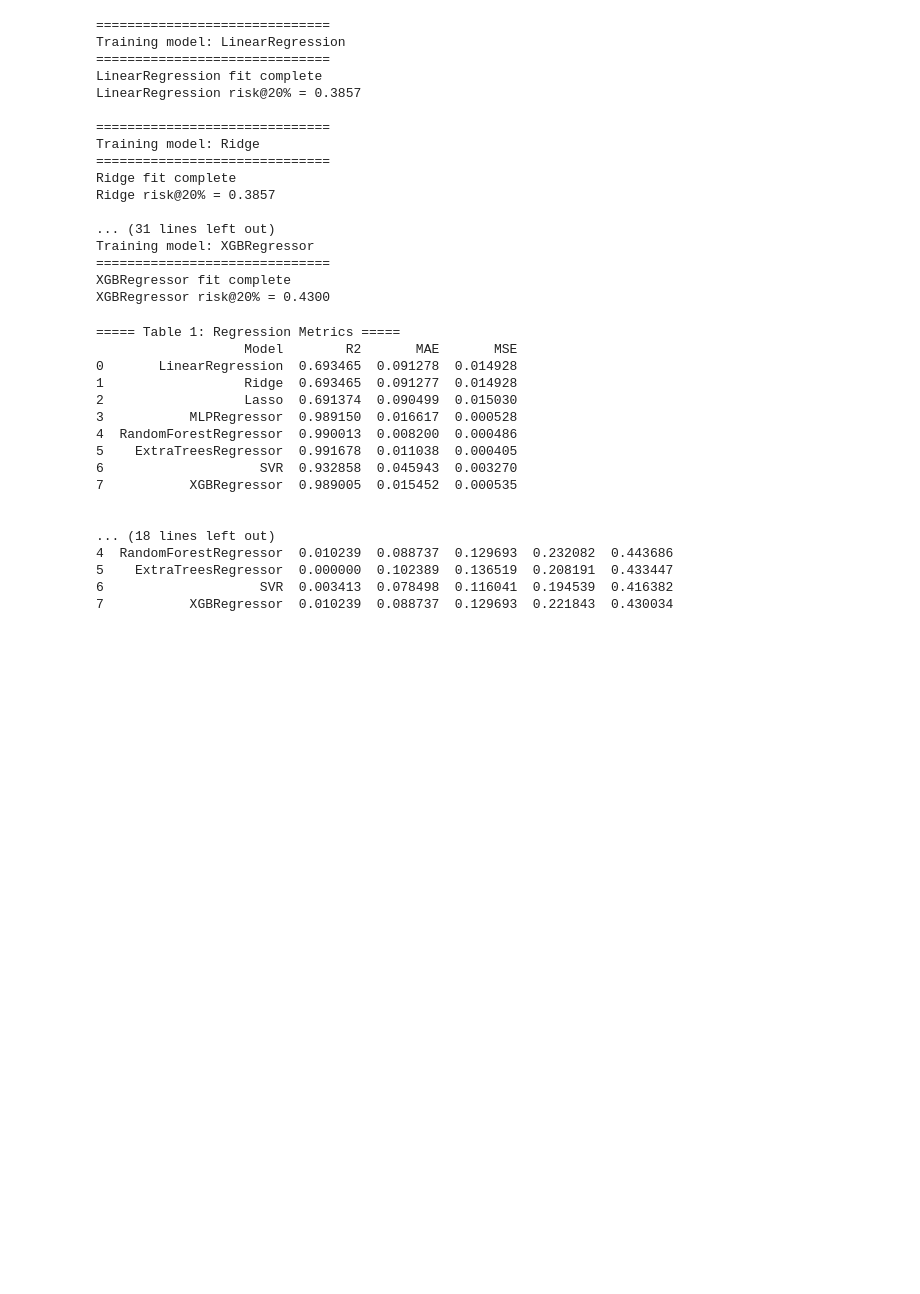
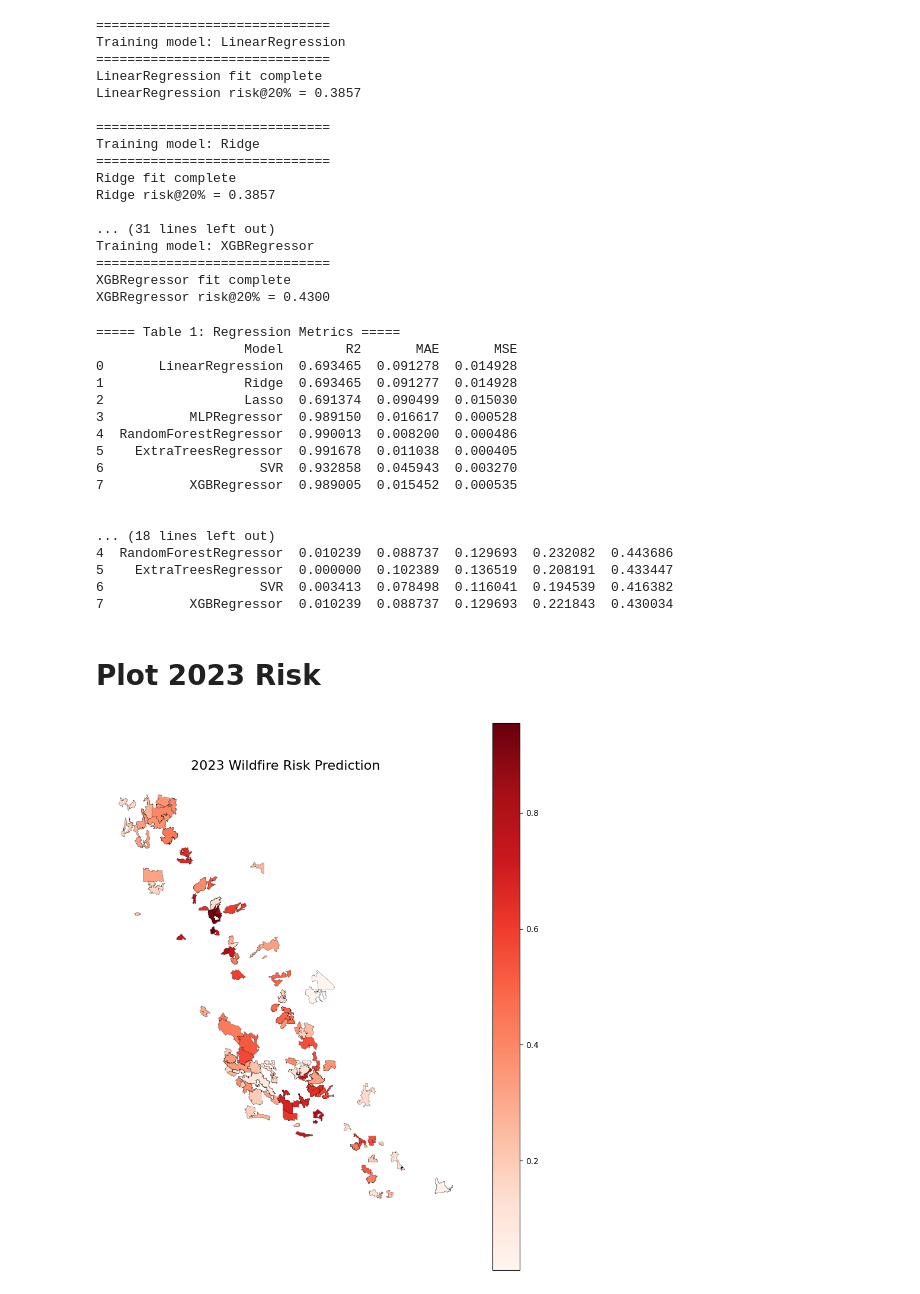
Before and after one commit to ZhangQingsen/DeloitteQSC_Wildfire_2026, a Jupyter notebook: Classical ML risk.ipynb, the cells around one changed output. Drawn from its saved outputs; the diff is of its cells as text; code cells hidden in the pictures; blank space fills up the shorter version.

```diff
--- a/Classical ML risk.ipynb
+++ b/Classical ML risk.ipynb
@@ -306,3 +308,5 @@ print(df_risk)
 5    ExtraTreesRegressor  0.000000  0.102389  0.136519  0.208191  0.433447
 6                    SVR  0.003413  0.078498  0.116041  0.194539  0.416382
 7           XGBRegressor  0.010239  0.088737  0.129693  0.221843  0.430034
+# %% [markdown]
+# Plot 2023 Risk
@@ -308,0 +316,46 @@ print(df_risk)
+# %%
+# -----------------------------
+# 1. Load ZCTA shapefile (2023)
+# -----------------------------
+zcta = gpd.read_file(r".\tl_2023_us_zcta520\tl_2023_us_zcta520.shp")
+
+# ZCTA 字段名是 ZCTA5CE20（字符串）
+zcta["ZCTA5CE20"] = zcta["ZCTA5CE20"].astype(str)
+
+# -----------------------------
+# 2. 只保留 2023 出现过的 ZIP
+# -----------------------------
+df_2023["zip"] = df_2023["zip"].astype(str)
+
+ca_zip = zcta[zcta["ZCTA5CE20"].isin(df_2023["zip"])].copy()
+
+# -----------------------------
+# 3. Merge risk_pred 到 shapefile
+# -----------------------------
+risk_map = ca_zip.merge(
+    df_2023[["zip", "risk_pred"]],
+    left_on="ZCTA5CE20",
+    right_on="zip"
+)
+
+# -----------------------------
+# 4. Plot choropleth
+# -----------------------------
+fig, ax = plt.subplots(1, 1, figsize=(10, 12))
+
+risk_map.plot(
+    column="risk_pred",
+    cmap="Reds",
+    linewidth=0.2,
+    edgecolor="black",
+    legend=True,
+    ax=ax
+)
+
+ax.set_title("2023 Wildfire Risk Prediction", fontsize=16)
+ax.axis("off")
+
+plt.savefig("2023_risk_map.png", dpi=300, bbox_inches="tight")
+plt.show()
+# %% [output]
+[figure, added]
```
Also changed, not shown: parts of 3 cells of this notebook, 2 other files.
